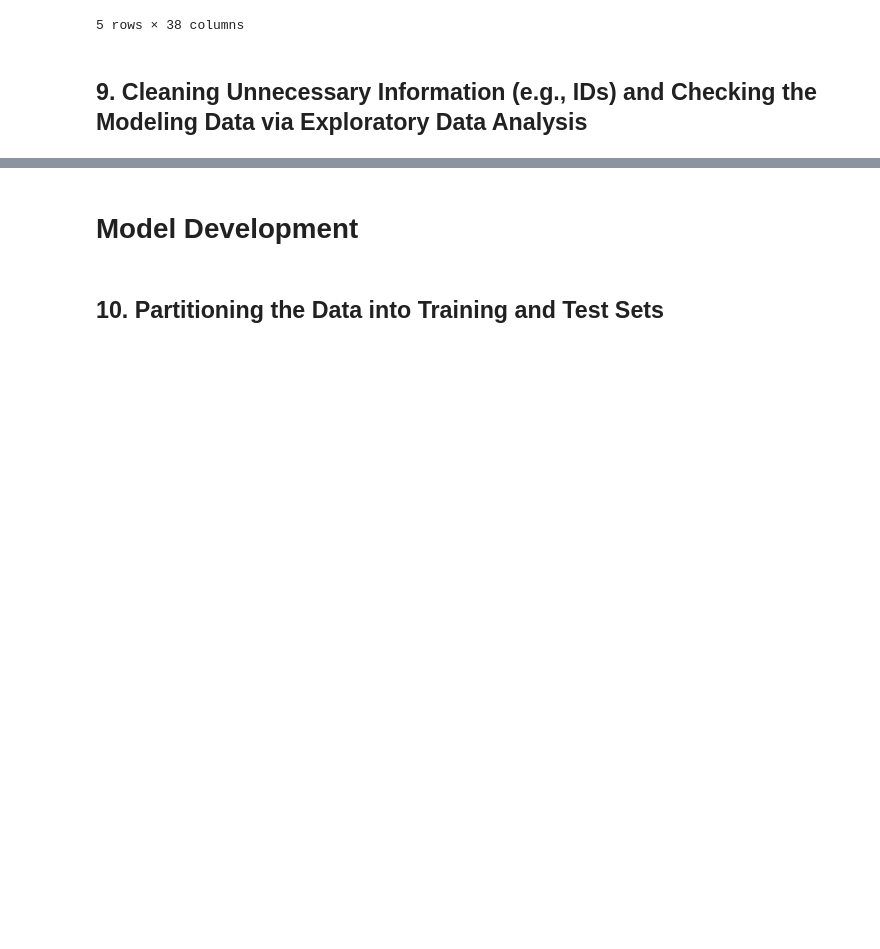
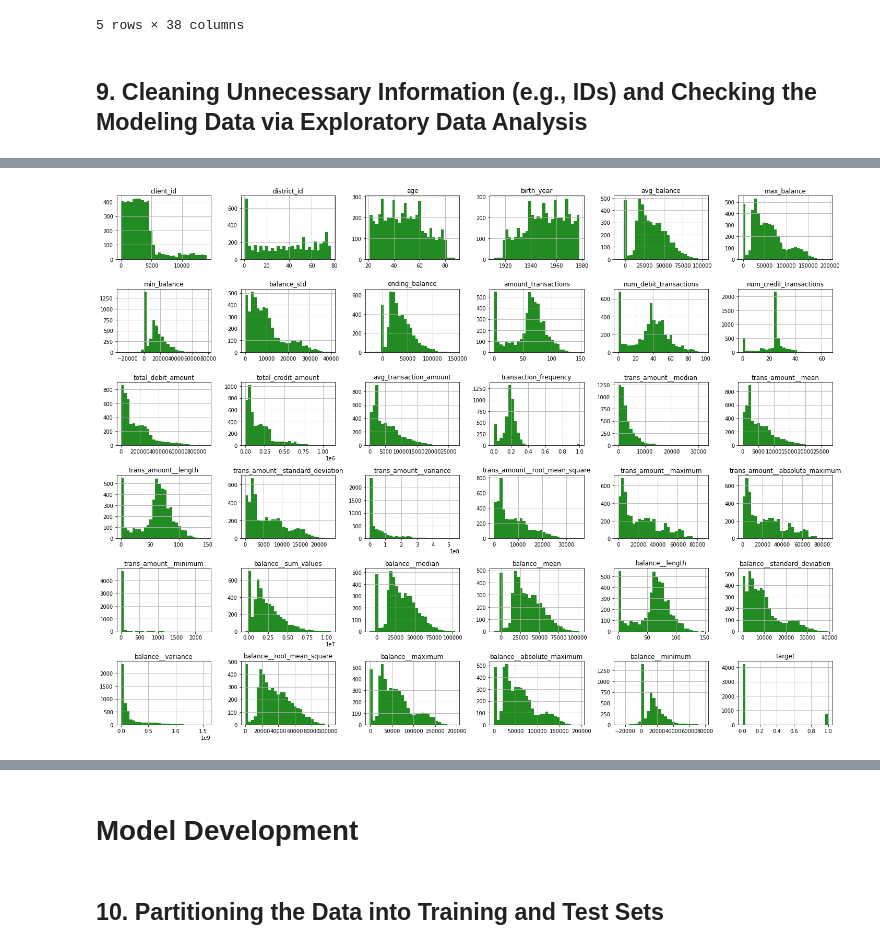
Before and after one commit to NikodemWojtczak/FHNW_AML, a Jupyter notebook: Niko_notebook.ipynb, the cells around one changed output, grey strips where cells are left out. Cells and saved outputs as stored; diff of their text form; code cells hidden in the pictures; blank space fills up the shorter version.

Commit message:
EDA and more visualisations

```diff
--- a/Niko_notebook.ipynb
+++ b/Niko_notebook.ipynb
@@ -1183,0 +1226,8 @@ model_data.head()
+# %%
+# Now we want to see the distribution of the numeric values. We asked ChatGPT here how to only use the numeric values
+num_cols = model_data.select_dtypes(include=['float64', 'int64']).columns
+model_data[num_cols].hist(figsize=(20, 15), bins=30, color='forestgreen')
+plt.tight_layout()
+plt.show()
+# %% [output]
+[figure, added]
```
Also changed, not shown: parts of 23 cells of this notebook.
